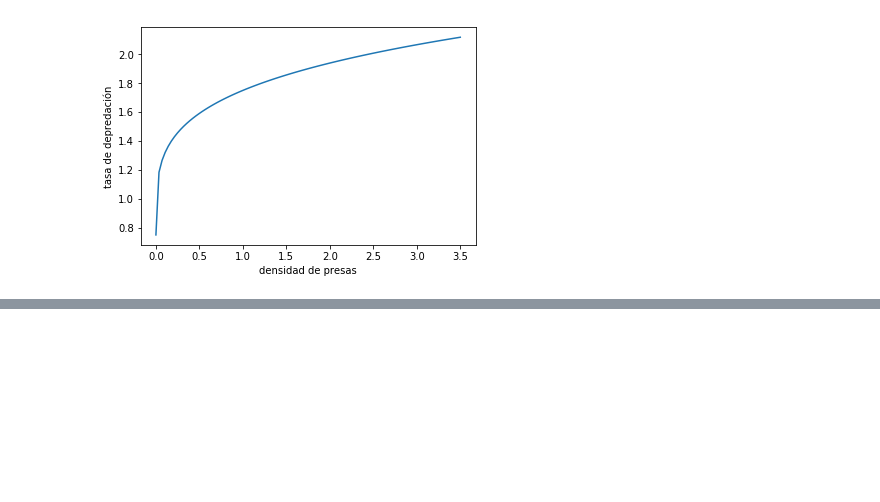
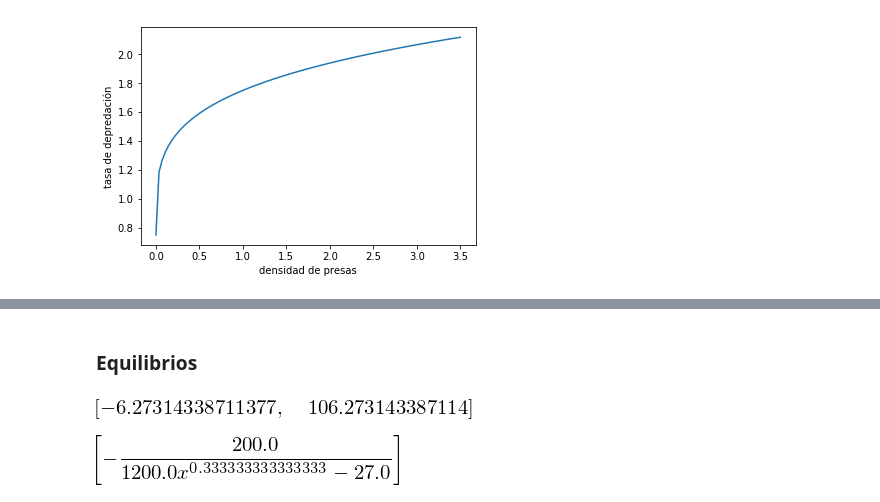
Before and after one commit to rgarcia-herrera/sistemas-dinamicos, a Jupyter notebook: Rosenzweig-MacArthur.ipynb, the cells around one changed output, grey strips where cells are left out. Cells and saved outputs as stored; diff of their text form; code cells hidden in the pictures; blank space fills up the shorter version.

```diff
--- a/Rosenzweig-MacArthur.ipynb
+++ b/Rosenzweig-MacArthur.ipynb
@@ -144,0 +159,11 @@ fig = plt.plot(presas, depredaciones)
+# %% [markdown]
+### Equilibrios
+# %%
+M = solve(f, y)[0]
+solve(M.subs({x: solve(g, x)}))
+# %% [output]
+[figure, added]
+# %%
+solve(g, y)
+# %% [output]
+[figure, added]
```
Also changed, not shown: parts of 17 cells of this notebook.
